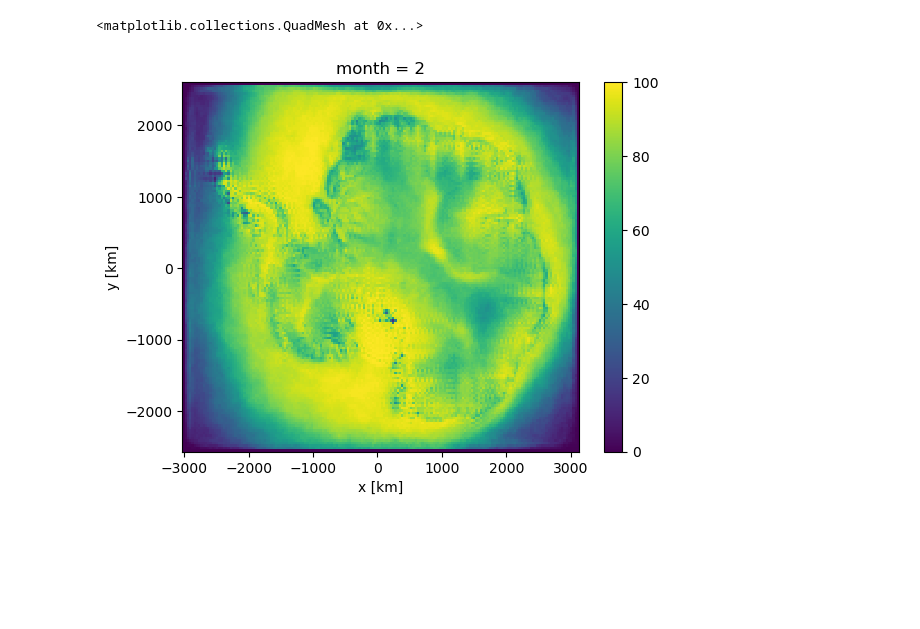
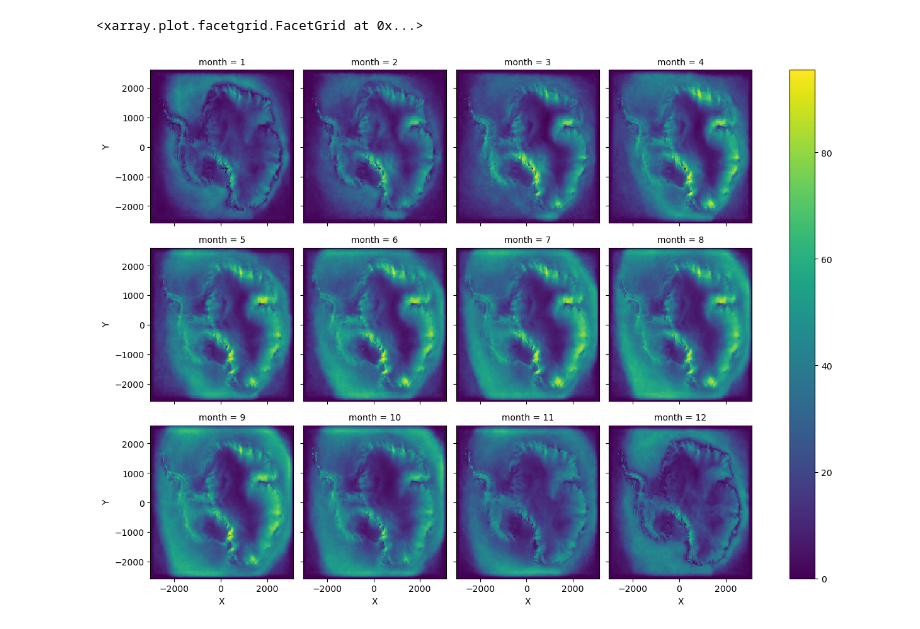
Before and after one commit to stefan-hofer/Antarctica_clouds, a Jupyter notebook: Charles/mar_threshold.ipynb, the cells around one changed output. Cells and saved outputs as stored; diff of their text form; code cells hidden in the pictures; blank space fills up the shorter version.

Commit message:
Add 2020 data and reproduce plots

```diff
--- a/Charles/mar_threshold.ipynb
+++ b/Charles/mar_threshold.ipynb
@@ -8,17 +8,20 @@ import numpy as np
 
 
 
-loc = '/home/sh16450/code/'
+loc = '/home/sh16450/code/MAR_2007-2020/'
 # drifting snow mass flux (3D)
 # default is g/kg, therefore divide by 1000
-LQS = xr.open_dataset(loc + 'daily-LQS-MAR_ERA5-2007-2016.nc')['LQS']/1000
+LQS = xr.open_dataset(loc + 'daily-LQS-MAR_ERA5-2007-2020.nc')['LQS'].sel(ATMLAY=[0.9541098, 0.9730055, 0.9844441, 0.9911561, 0.9950154], method="nearest")/1000
 # cloud optical depth (COD)
-COD = xr.open_dataset(loc + 'daily-COD-MAR_ERA5-2007-2016.nc')
+COD = xr.open_dataset(loc + 'daily-COD-MAR_ERA5-2007-2020.nc')
 
+LQS_nDS = xr.open_dataset(loc + 'daily-LQS-MAR_nDS_ERA5-2007-2020.nc')['LQS'].sel(ATMLAY=[0.9541098, 0.9730055, 0.9844441, 0.9911561, 0.9950154], method="nearest")/1000
 
+# This yields the snow concentration due to drifting snow
+diff_LQS = LQS - LQS_nDS
 
 # Create the filter thresholds for clear-sky days based on cloud optical depth
-filter_COD = 0.7
+filter_COD = 0.5
 # Create the filter threshold for blowing snow conditions
 # 10^(-7) kg/kg*day is based on Gerber et al. (2023), Sec 2.1
 filter_qs = 10**(-5)
@@ -31,38 +34,38 @@ frequency_clear = (COD['COD'] < filter_COD).sum(dim='TIME') / np.shape(COD['COD'
 time_clear = (COD['COD'] < filter_COD)
 
 # Where is blowing snow detected?
-blowing_snow = LQS.where(LQS >= filter_qs)
+blowing_snow = diff_LQS.where(diff_LQS >= filter_qs)
 # Vertical sum of daily detected blowing snow instances
-bs_vert_total = (LQS > filter_qs).sum(dim='ATMLAY') # total sum of vertical detections of BS
+bs_vert_total = (diff_LQS > filter_qs).sum(dim='ATMLAY') # total sum of vertical detections of BS
 # %%
 # LQS but cloudy days removed
-LQS_no_clouds = LQS.where(time_clear == True)
+LQS_no_clouds = diff_LQS.where(time_clear == True)
 # This yields 0 when false and 1 when BS is above threshold
 LQS_bs_clear = (LQS_no_clouds > filter_qs) # LQS above detectable blowing snow threshold
 # This keeps the actual LQS values when clear and BS detected
-LQS_clear_and_bs = LQS.where((time_clear == True)&(LQS > filter_qs))
+LQS_clear_and_bs = diff_LQS.where((time_clear == True)&(diff_LQS > filter_qs))
 # sum of vertical layers that detected blowing snow
 total_vert_bs = LQS_bs_clear.sum(dim='ATMLAY')
 
 # True or false if at least one layer on a given day had blowing snow
 vert_snow_detected = total_vert_bs > 0
 
 # Sum per month of cloud-free BS occurences (DO NOT USE)
 LQS_bs_clear_sum = LQS_bs_clear.resample(TIME='MS').sum()
 # This version detects blowing snow if at least one ATMLAY has detected BS (USE THIS)
 LQS_bs_clear_sum_alt = vert_snow_detected.resample(TIME='MS').sum()
 # Create the actual frequencies
 days_in_month = LQS_bs_clear_sum_alt.TIME.dt.daysinmonth # AMAZING :-D Gives days in each month for the frequency analysis
 
-# Monthly frequency from 2007-01 until 2016-12
+# Monthly frequency from 2007-01 until 2020-12
 frequency_monthly_bs = LQS_bs_clear_sum_alt/days_in_month
 
 # This creates a 12 months x Y x X mean frequency output
 frequency_monthly_bs_mean = frequency_monthly_bs.groupby('TIME.month').mean(dim='TIME') * 100
 
-frequency_monthly_bs_mean.isel(month=1).plot()
+frequency_monthly_bs_mean.plot(col='month', col_wrap=4)
 # %% [output]
-<matplotlib.collections.QuadMesh at 0x...>
+<xarray.plot.facetgrid.FacetGrid at 0x...>
-[figure, old version]
+[figure, new version]
 # %%
 frequency_monthly_bs_mean.name = 'bs_freq'
```
Also changed, not shown: parts of 2 cells of this notebook, 7 other files.
